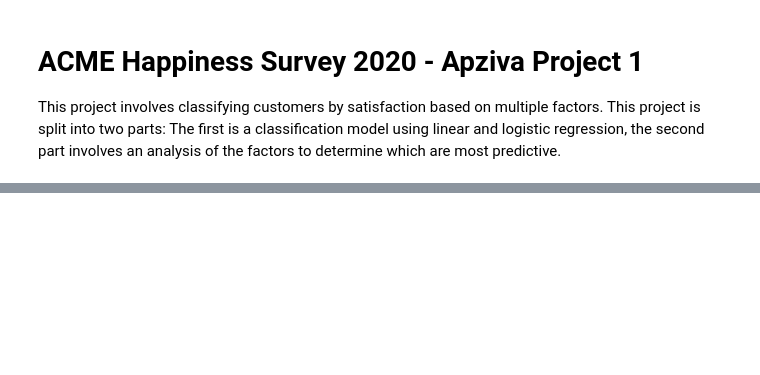
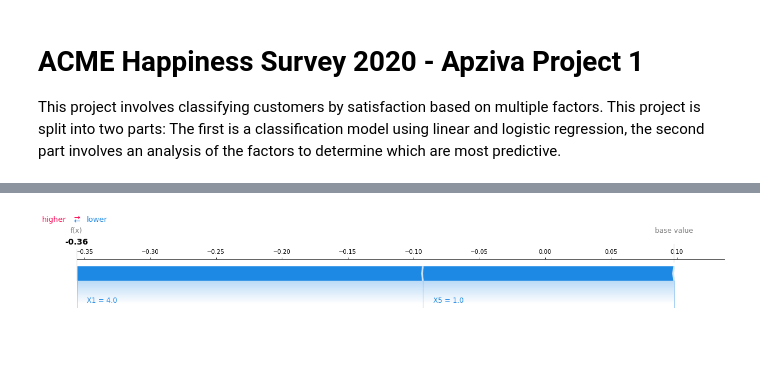
Before and after one commit to JamesStewartDouglas/OMi1B2uSfIj5Ih2f, a Jupyter notebook: ACME Happiness Survey 2020.ipynb, the cells around one changed output, grey strips where cells are left out. Cells and saved outputs as stored; diff of their text form; code cells hidden in the pictures; blank space fills up the shorter version.

```diff
--- a/ACME Happiness Survey 2020.ipynb
+++ b/ACME Happiness Survey 2020.ipynb
@@ -251,0 +308,11 @@ Text(0.5, 15.0, 'Predicted')
+# %%
+xgb_opt = XGBClassifier(eta=opt['eta'],
+                        gamma=opt['gamma'],
+                        max_depth=int(opt['max_depth']),
+                        min_child_weight=int(opt['min_child_weight'])
+                       )
+
+scores = cross_val_score(xgb_opt, X_keep_ANOVA, y,
+                         scoring='accuracy', cv=kf, n_jobs=-1)
+print(f'Accuracy: {np.mean(scores)*100}%')
+print(scores)
@@ -251,0 +324,7 @@ Text(0.5, 15.0, 'Predicted')
+# %%
+#Fit model
+columns = ['X1', 'X5']
+X = data[columns]
+y = data['Y']
+X_train, X_test, y_train, y_test = train_test_split(X, y, random_state=1)
+xgb_opt.fit(X_train, y_train)
@@ -251,0 +343,19 @@ Text(0.5, 15.0, 'Predicted')
+# %%
+#Get shap values.
+exp = shap.TreeExplainer(xgb_opt)
+shap_values_test = exp.shap_values(X_test)
+shap_values_train = exp.shap_values(X_train)
+
+df_shap_test = pd.DataFrame(shap_values_test, columns=X_test.columns.values)
+df_shap_train = pd.DataFrame(shap_values_train, columns=X_train.columns.values)
+# %%
+#Initialize
+j = 0
+shap.initjs
+
+categorical_features = np.argwhere(np.array([len(set(X_train.values[:,x]))
+for x in range(X_train.values.shape[1])]) <= 10).flatten()
+# %%
+shap.force_plot(exp.expected_value, shap_values_test[j], X_test.iloc[[j]], matplotlib=True)
+# %% [output]
+[figure, added]
```
Also changed, not shown: parts of 49 cells of this notebook.
